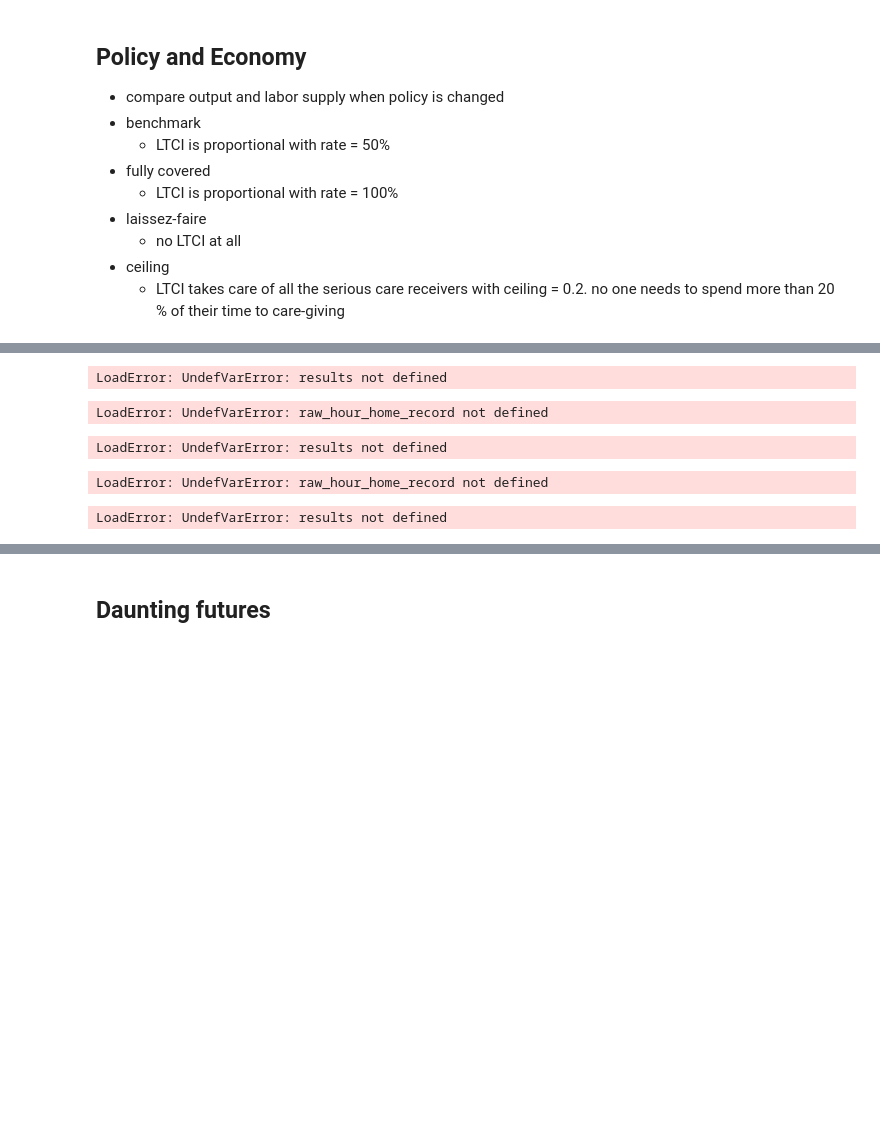
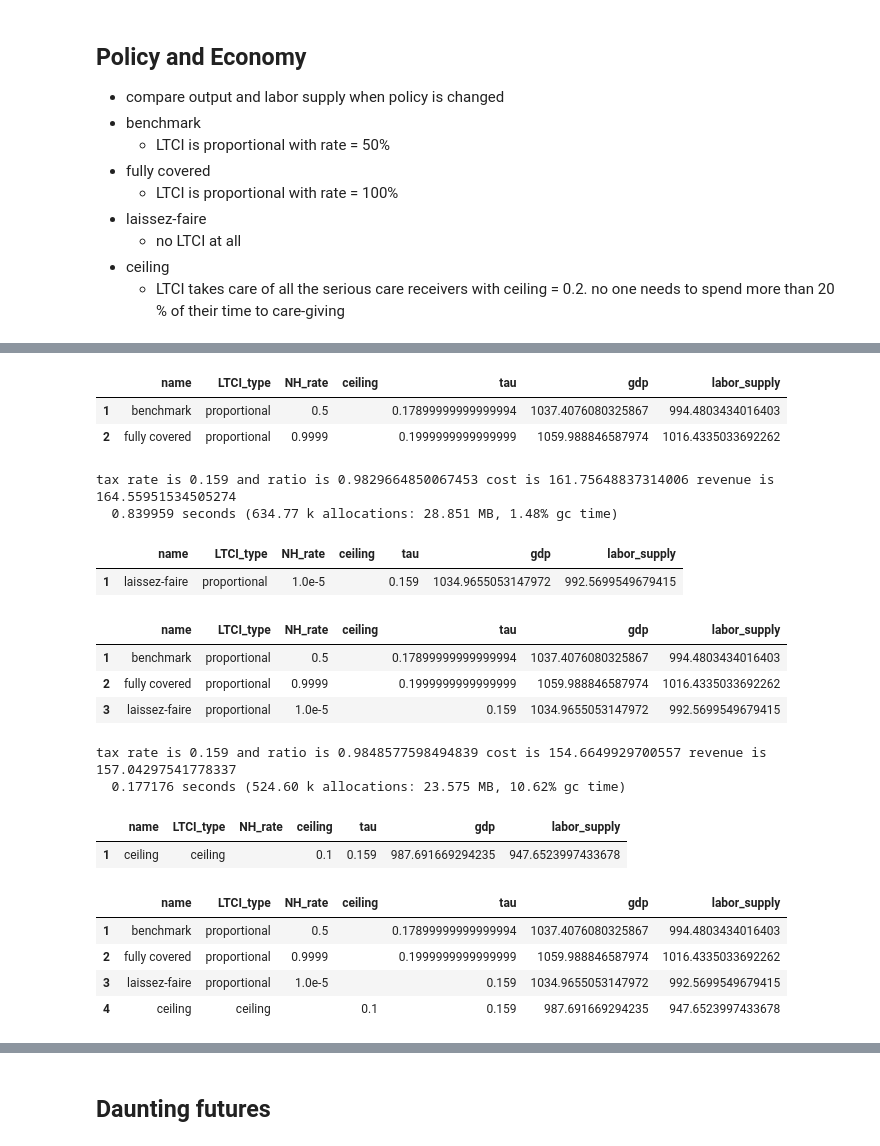
Before and after one commit to daimoriwaki/care_economy, a Jupyter notebook: care_economy_v0.2.ipynb, the cells around one changed output, grey strips where cells are left out. Cells and saved outputs as stored; diff of their text form; code cells hidden in the pictures; blank space fills up the shorter version.

```diff
--- a/care_economy_v0.2.ipynb
+++ b/care_economy_v0.2.ipynb
@@ -314,7 +315,7 @@ maximize value with respect to leisure and consumption
 
 function generate_max_values_matrix(age, tau, LTCI_type, NH_rate, ceiling, value_function::Function, new_max_value_mat =
         zeros(num_grid, num_grid^3), asset_grid = asset_grid, leisure_grid = leisure_grid,
-        wage_grid = wage_grid, hour_home_grid = hour_home_grid, num_grid = num_grid)
+        wage_grid = wage_grid, hour_home_grid = hour_home_grid, num_grid = num_grid, total_raw_hour_home = total_raw_hour_home)
     # initializing matrices
     value_matrix = zeros(num_grid^2, num_grid^4);
     consumption_mat = zeros(num_grid^2, num_grid^4);
@@ -344,7 +345,7 @@ function generate_max_values_matrix(age, tau, LTCI_type, NH_rate, ceiling, value
                             #    wage = 0
                             #end
                             raw_hour_home = hour_home_grid[hour_home_ind]
-                            hour_home = calc_hour_home(age, raw_hour_home, LTCI_type, NH_rate, ceiling)
+                            hour_home = calc_hour_home(age, raw_hour_home, total_raw_hour_home, LTCI_type, NH_rate, ceiling)
                             hour_mkt = calc_hour_mkt(age, leisure, hour_home)
                             if age == 1
                                 average_income = 0
@@ -436,8 +437,8 @@ const num_threads = 16;
 const r = 0.01; # interest rate
 const dep_rate = 1 # dependency rate
 const wage_care = 0.7; # care workers' wage rate. ratio to all industry
-const sick_rate = 0.5; # need care old / old
-const care_hour = 0.75; # care demand per care receiver in hours
+const sick_rate = 0.3; # need care old / old
+const care_hour = 0.3; # care demand per care receiver in hours
 const middle_age = (2); # when giving care
 
 ### Government ###
@@ -457,7 +458,7 @@ const chi = .28; # share of leisure in utilty
 const sigma = 4; # intertemporal substitution
 
 ### numerical excersize ###
-num_grid = 3; # number of grid 9
+num_grid = 9; # number of grid 9
 const min_asset = 0; # minimum asset
 const max_asset = 10; # maximum asset
 const min_leisure = 0.001;
@@ -490,13 +491,13 @@ leisure_grid = linspace(min_leisure, max_leisure, num_grid);
 
 # simulation 100 thousand H/H
 # initializing matrices
-num_hh = 1000; # 100000
+num_hh = 100000; # 100000
 
 asset_record = zeros(num_hh, num_period);
-#wage_record = zeros(num_hh, num_period);
+wage_record = zeros(num_hh, num_period);
 average_income_record = zeros(num_hh,num_period);
-#raw_hour_home_record = zeros(num_hh, num_period);
-#hour_home_record = zeros(num_hh, num_period);
+raw_hour_home_record = zeros(num_hh, num_period);
+hour_home_record = zeros(num_hh, num_period);
 hour_mkt_record = zeros(num_hh, num_period);
 consumption_record = zeros(num_hh, num_period);
 
@@ -512,3 +513,4 @@ hour_home_dist = Normal(hour_home_mu, hour_home_sigma^2);
 log_hour_home = rand(hour_home_dist, num_hh, num_period);
 raw_hour_home_record = exp(log_hour_home);
 raw_hour_home_record[:, 1] = 0;
+total_raw_hour_home = sum(raw_hour_home_record);
@@ -517,6 +517,6 @@ LoadError: UndefVarError: wage_record not defined
 # %%
 function simulator(LTCI_type, NH_rate, ceiling, pol_consumption, pol_new_asset, pol_hour_mkt, pol_new_average_income, consumption_record = consumption_record,
-        asset_record = asset_record, hour_mkt_record = hour_mkt_record, hour_home_record = hour_home_record,
+        asset_record = asset_record, hour_mkt_record = hour_mkt_record, raw_hour_home_record = raw_hour_home_record,
         average_income_record = average_income_record, asset_grid = asset_grid, hour_home_grid = hour_home_grid,
         wage_grid = wage_grid, num_grid = num_grid, retirement_age = retirement_age,  num_period = num_period)
 
@@ -542,7 +542,7 @@ function simulator(LTCI_type, NH_rate, ceiling, pol_consumption, pol_new_asset,
                     wage_record[n,t], raw_hour_home_record[n,t]]
             end
             hour_mkt_record[n,t] = hour_mkt_itp[asset_record[n,t], average_income_record[n,t], wage_record[n,t], raw_hour_home_record[n,t]]
-            hour_home_record[n,t] = calc_hour_home(t, raw_hour_home_record[n,t], LTCI_type, NH_rate, ceiling);
+            hour_home_record[n,t] = calc_hour_home(t, raw_hour_home_record[n,t], total_raw_hour_home, LTCI_type, NH_rate, ceiling);
             consumption_record[n,t] = consumption_itp[asset_record[n,t], average_income_record[n,t], wage_record[n,t], raw_hour_home_record[n,t]]
 
 
@@ -559,22 +559,23 @@ simulator (generic function with 12 methods)
 # cost
 function LTCI_cost(LTCI_type, NH_rate, ceiling, raw_hour_home_record = raw_hour_home_record, hour_home_record = hour_home_record,
         phi = phi, wage_care = wage_care, care_hour = care_hour,sick_rate = sick_rate,
-        dep_rate = dep_rate)
+        dep_rate = dep_rate, total_raw_hour_home = total_raw_hour_home)
     if LTCI_type == 1
         if NH_rate <= 0
             return 0
-        elseif NH_rate >= 1
-            return sum(hour_home_record[:,2])*phi*wage_care
         else
-            return sum(hour_home_record[:,2])*(NH_rate/(1 - NH_rate))*phi*wage_care
+            return NH_rate*phi*wage_care*num_hh*dep_rate*sick_rate*care_hour
         end
     end
     if LTCI_type == 2
         if ceiling <= 0
             return 0
         else
-            return phi*wage_care*sum((raw_hour_home_record[:,2]*dep_rate*sick_rate*care_hour - ceiling).*
-        (raw_hour_home_record[:,2]*dep_rate*sick_rate*care_hour .> ceiling))
+            temp_care_hour = zeros(num_hh, 1)
+            for i in 1:num_hh
+                temp_care_hour[i] = raw_hour_home_record[i]*dep_rate*care_hour*sick_rate*num_hh/total_raw_hour_home
+            end
+            return sum((temp_care_hour - ceiling).*(temp_care_hour .>= ceiling))
         end
     end
 end
@@ -751,35 +774,43 @@ LoadError: UndefVarError: raw_hour_home_record not defined
 # %%
 results = vcat(results, results_fully)
 # %% [output]
-LoadError: UndefVarError: results not defined
+|  | name | LTCI_type | NH_rate | ceiling | tau | gdp | labor_supply |
+| 1 | benchmark | proportional | 0.5 |  | 0.17899999999999994 | 1037.4076080325867 | 994.4803434016403 |
+| 2 | fully covered | proportional | 0.9999 |  | 0.1999999999999999 | 1059.988846587974 | 1016.4335033692262 |
 # %%
 #laissez-faire
-tau = 0.2;
+tau = 0.159;
 LTCI_type = 1;
 NH_rate = 0.00001;
 ceiling = 0;
 tol = 0.05;
 @time iter_results = iteration(tau, LTCI_type, NH_rate, ceiling, tol);
 tau = iter_results[1];
 LTCI_type = iter_results[2];
 NH_rate = iter_results[3];
 ceiling = iter_results[4];
 consumption_record = iter_results[5];
 asset_record = iter_results[6];
 hour_mkt_record = iter_results[7];
 hour_home_record = iter_results[8];
 results_lf = DataFrame(name = "laissez-faire", LTCI_type = "proportional", NH_rate = NH_rate, ceiling = "",
     tau = tau, gdp = sum(wage_record.*hour_mkt_record), labor_supply=sum(hour_mkt_record))
 # %% [output]
-LoadError: UndefVarError: raw_hour_home_record not defined
+tax rate is 0.159 and ratio is 0.9829664850067453 cost is 161.75648837314006 revenue is 164.55951534505274
+  0.839959 seconds (634.77 k allocations: 28.851 MB, 1.48% gc time)
+|  | name | LTCI_type | NH_rate | ceiling | tau | gdp | labor_supply |
+| 1 | laissez-faire | proportional | 1.0e-5 |  | 0.159 | 1034.9655053147972 | 992.5699549679415 |
 # %%
 results = vcat(results, results_lf)
 # %% [output]
-LoadError: UndefVarError: results not defined
+|  | name | LTCI_type | NH_rate | ceiling | tau | gdp | labor_supply |
+| 1 | benchmark | proportional | 0.5 |  | 0.17899999999999994 | 1037.4076080325867 | 994.4803434016403 |
+| 2 | fully covered | proportional | 0.9999 |  | 0.1999999999999999 | 1059.988846587974 | 1016.4335033692262 |
+| 3 | laissez-faire | proportional | 1.0e-5 |  | 0.159 | 1034.9655053147972 | 992.5699549679415 |
 # %%
 #ceiling
 #laissez-faire
-tau = 0.5;
+tau = 0.159;
 LTCI_type = 2;
 NH_rate = NaN;
 ceiling = 0.1;
@@ -796,8 +827,15 @@ hour_home_record = iter_results[8];
 results_ceiling = DataFrame(name = "ceiling", LTCI_type = "ceiling", NH_rate = "", ceiling = ceiling,
     tau = tau, gdp = sum(wage_record.*hour_mkt_record), labor_supply=sum(hour_mkt_record))
 # %% [output]
-LoadError: UndefVarError: raw_hour_home_record not defined
+tax rate is 0.159 and ratio is 0.9848577598494839 cost is 154.6649929700557 revenue is 157.04297541778337
+  0.177176 seconds (524.60 k allocations: 23.575 MB, 10.62% gc time)
+|  | name | LTCI_type | NH_rate | ceiling | tau | gdp | labor_supply |
+| 1 | ceiling | ceiling |  | 0.1 | 0.159 | 987.691669294235 | 947.6523997433678 |
 # %%
 results = vcat(results, results_ceiling)
 # %% [output]
-LoadError: UndefVarError: results not defined
+|  | name | LTCI_type | NH_rate | ceiling | tau | gdp | labor_supply |
+| 1 | benchmark | proportional | 0.5 |  | 0.17899999999999994 | 1037.4076080325867 | 994.4803434016403 |
+| 2 | fully covered | proportional | 0.9999 |  | 0.1999999999999999 | 1059.988846587974 | 1016.4335033692262 |
+| 3 | laissez-faire | proportional | 1.0e-5 |  | 0.159 | 1034.9655053147972 | 992.5699549679415 |
+| 4 | ceiling | ceiling |  | 0.1 | 0.159 | 987.691669294235 | 947.6523997433678 |
```
Also changed, not shown: parts of 16 cells of this notebook.
